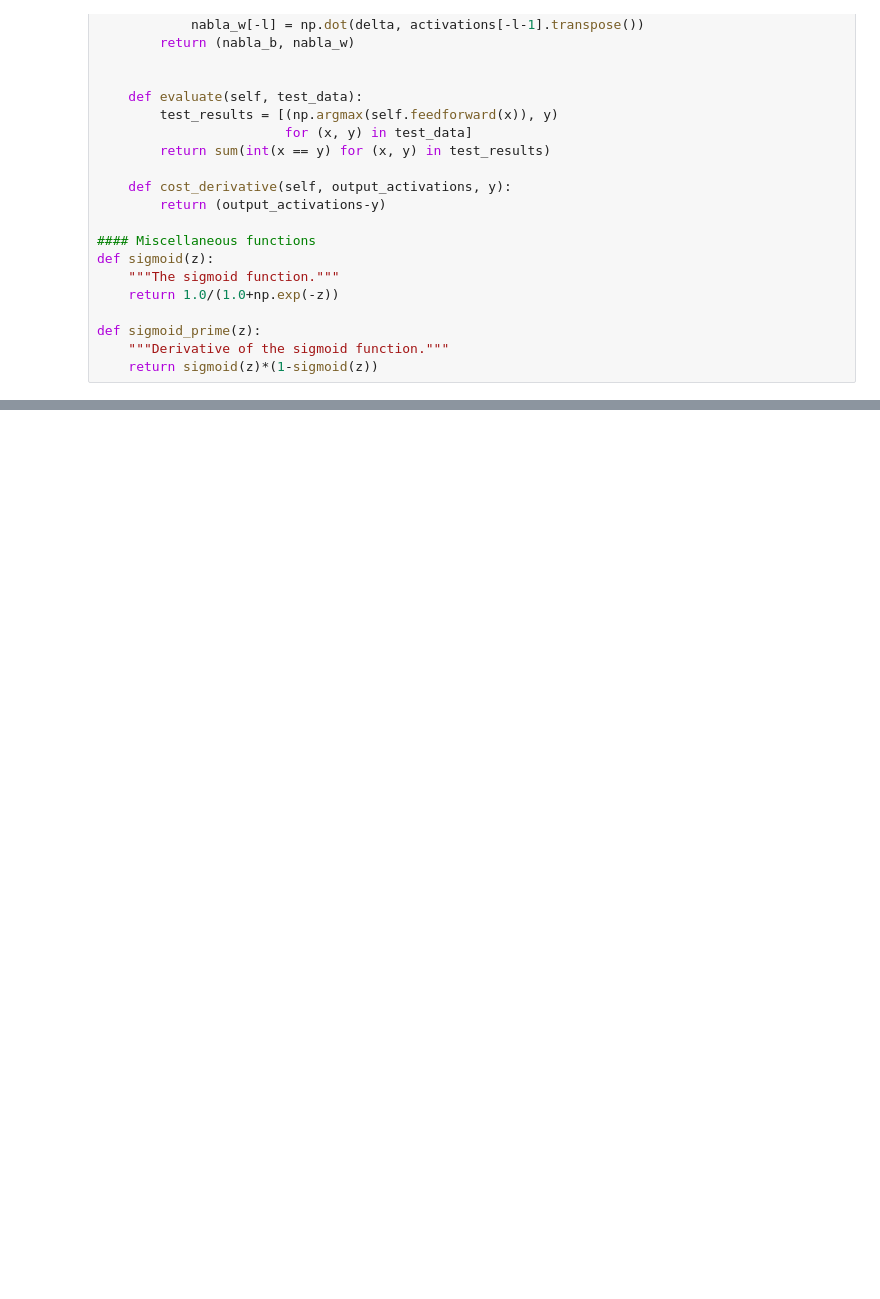
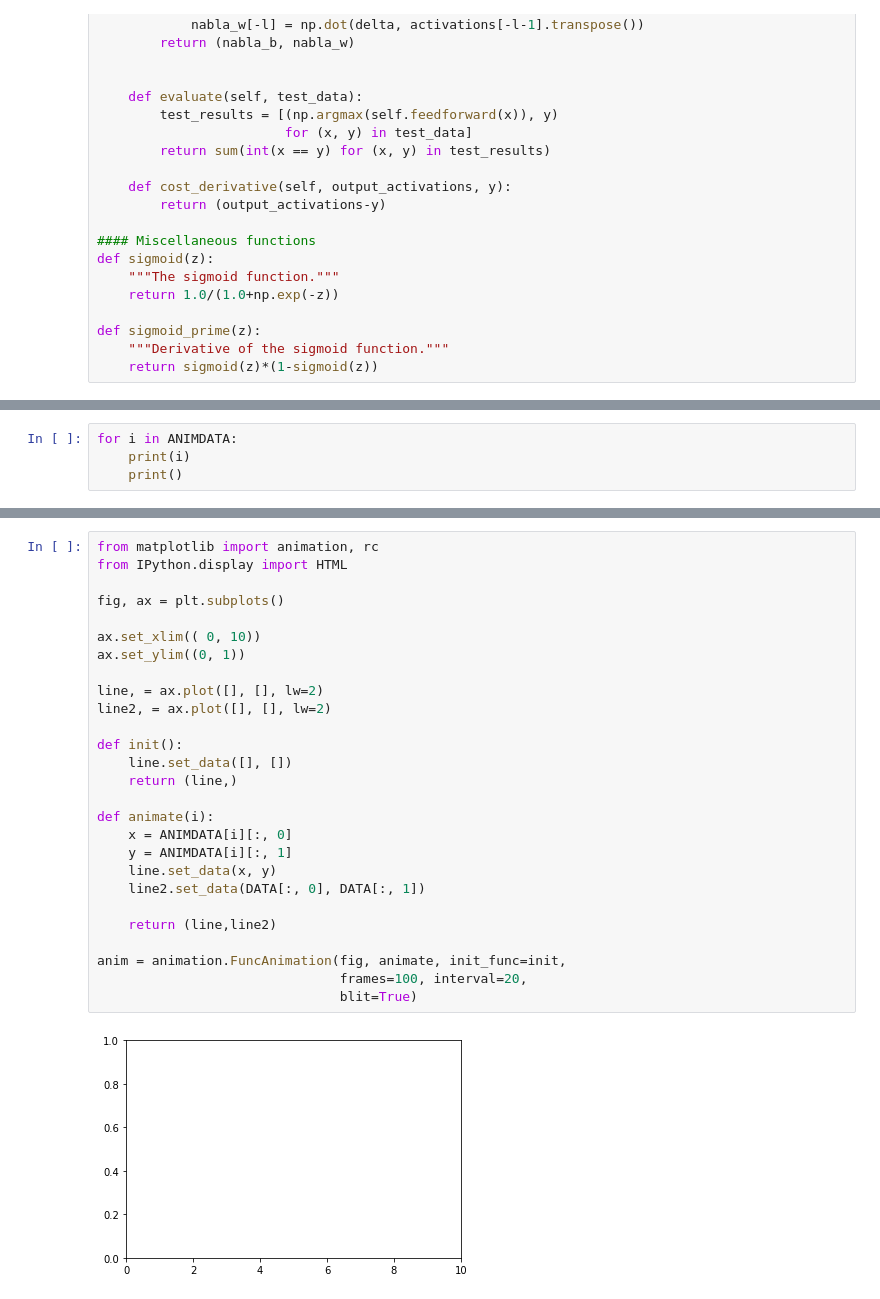
Before and after one commit to makhmudovMR/deep_learning, a Jupyter notebook: feedforward/NeuralNetwork.ipynb, the cells around one changed output, grey strips where cells are left out. Cells and saved outputs as stored; diff of their text form; blank space fills up the shorter version.

```diff
--- a/feedforward/NeuralNetwork.ipynb
+++ b/feedforward/NeuralNetwork.ipynb
@@ -102,0 +117,4 @@ array([[ 0.09135817]])
+# %%
+for i in ANIMDATA:
+    print(i)
+    print()
@@ -102,0 +139,29 @@ array([[ 0.09135817]])
+# %%
+from matplotlib import animation, rc
+from IPython.display import HTML
+
+fig, ax = plt.subplots()
+
+ax.set_xlim(( 0, 10))
+ax.set_ylim((0, 1))
+
+line, = ax.plot([], [], lw=2)
+line2, = ax.plot([], [], lw=2)
+
+def init():
+    line.set_data([], [])
+    return (line,)
+
+def animate(i):
+    x = ANIMDATA[i][:, 0]
+    y = ANIMDATA[i][:, 1]
+    line.set_data(x, y)
+    line2.set_data(DATA[:, 0], DATA[:, 1])
+
+    return (line,line2)
+
+anim = animation.FuncAnimation(fig, animate, init_func=init,
+                               frames=100, interval=20,
+                               blit=True)
+# %% [output]
+[figure, added]
```
Also changed, not shown: parts of 7 cells of this notebook.
